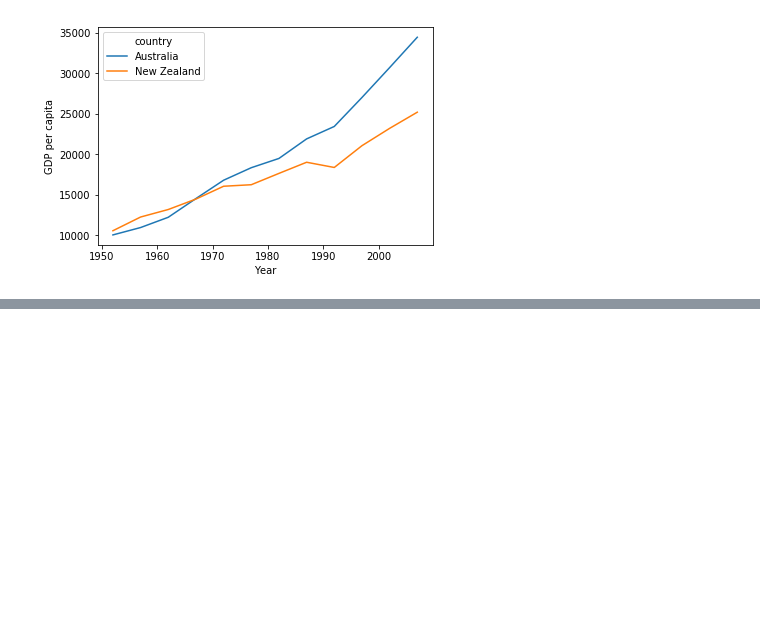
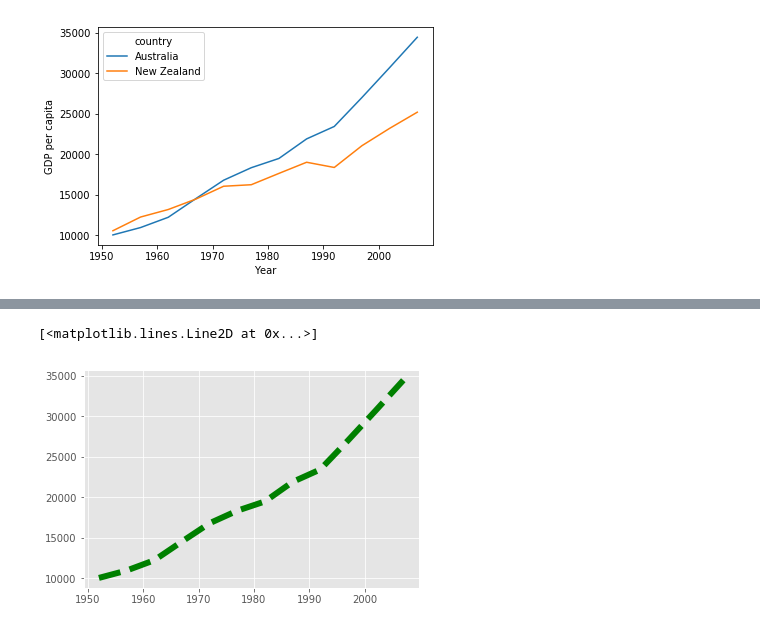
Before and after one commit to csfenrich/Python-Day2, a Jupyter notebook: code/Day2_code.ipynb, the cells around one changed output, grey strips where cells are left out. Saved outputs shown, nothing was run; the diff lists cells and outputs as text; code cells hidden in the pictures; blank space fills up the shorter version.

```diff
--- a/code/Day2_code.ipynb
+++ b/code/Day2_code.ipynb
@@ -134,0 +142,7 @@ Text(0.5,0,'Year')
+# %%
+years=data2.columns
+gdp_australia = data2.loc['Australia',:]
+plt.plot(years,gdp_australia,'g--',lw=6)
+# %% [output]
+[<matplotlib.lines.Line2D at 0x...>]
+[figure, added]
```
Also changed, not shown: parts of 40 cells of this notebook.
